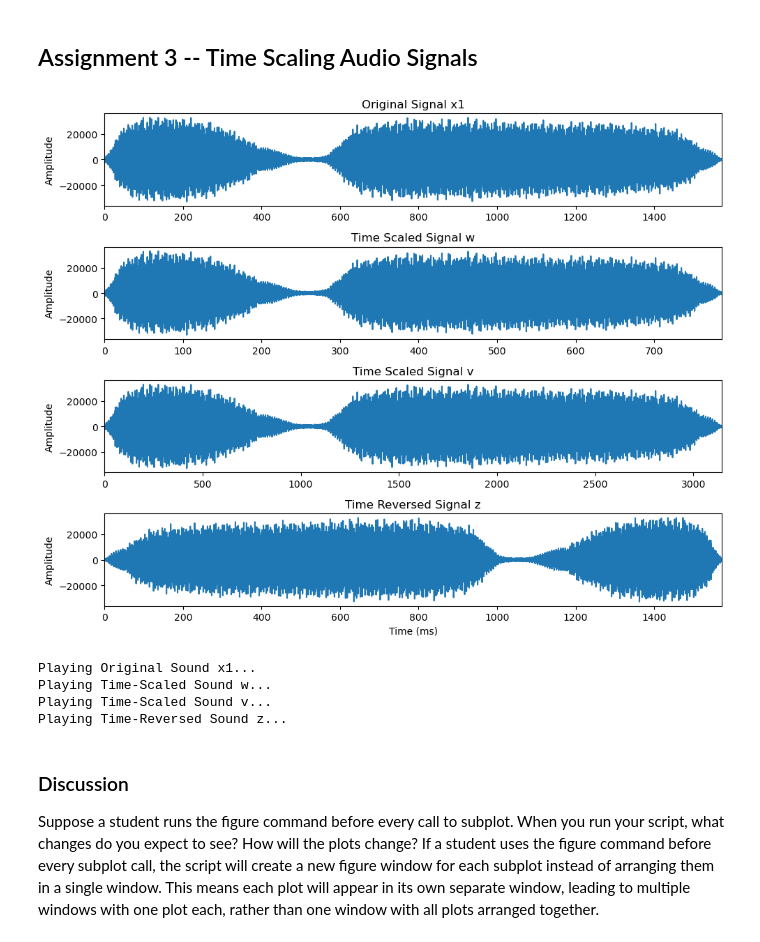
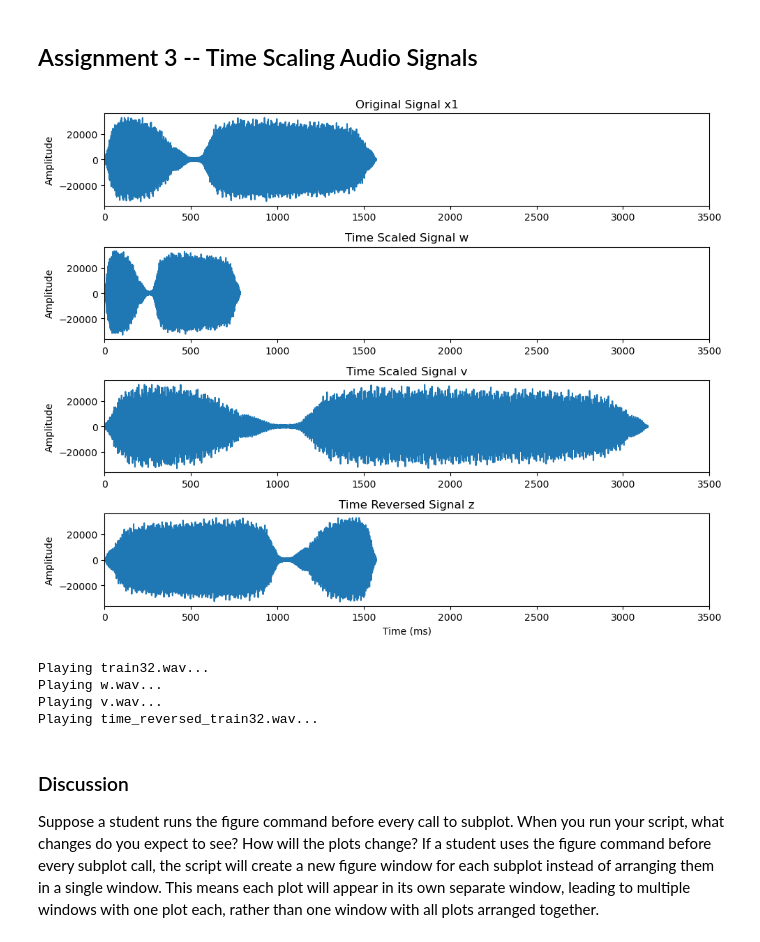
Before and after one commit to chelsey0527/TECHIN513, a Jupyter notebook: hw1/513.ipynb, the cells around one changed output. Cells and saved outputs as stored; diff of their text form; code cells hidden in the pictures.

```diff
--- a/hw1/513.ipynb
+++ b/hw1/513.ipynb
@@ -200,12 +195,10 @@ fs1, x1 = wavfile.read('train32.wav')
 
 # a. Create w(t) using a=2
 w, t_w = timescale(x1, fs1, 2)
-# Save w to a wav file
 wavfile.write('w.wav', fs1, w.astype(x1.dtype))
 
 # b. Create v(t) using a=0.5
 v, t_v = timescale(x1, fs1, 0.5)
-# Save v to a wav file
 wavfile.write('v.wav', fs1, v.astype(x1.dtype))
 
 # c. Create a time-reversed version of the signal z(t)=x1(-t)
@@ -230,65 +223,55 @@ plt.subplot(4, 1, 1)
 plt.plot(t_x1_ms, x1)
 plt.title('Original Signal x1')
 plt.ylabel('Amplitude')
-plt.xlim([t_x1_ms[0], t_x1_ms[-1]])
+plt.xlim([t_x1_ms[0], 3500])
 
 # Plot w
 plt.subplot(4, 1, 2)
 plt.plot(t_w_ms, w)
 plt.title('Time Scaled Signal w')
 plt.ylabel('Amplitude')
-plt.xlim([t_w_ms[0], t_w_ms[-1]])
+plt.xlim([t_w_ms[0], 3500])
 
 # Plot v
 plt.subplot(4, 1, 3)
 plt.plot(t_v_ms, v)
 plt.title('Time Scaled Signal v')
 plt.ylabel('Amplitude')
-plt.xlim([t_v_ms[0], t_v_ms[-1]])
+plt.xlim([t_v_ms[0], 3500])
 
 # Plot z
 plt.subplot(4, 1, 4)
 plt.plot(t_z_ms, z)
 plt.title('Time Reversed Signal z')
 plt.ylabel('Amplitude')
 plt.xlabel('Time (ms)')
-plt.xlim([t_z_ms[0], t_z_ms[-1]])
+plt.xlim([t_z_ms[0], 3500])
 
 # Adjust layout to avoid overlap
 plt.tight_layout()
 # Show the plot
 plt.show()
 
 # Part D
 def play_sound(file_name):
     # Read the WAV file
     fs, data = wavfile.read(file_name)
 
     # Play the sound
     play_obj = sa.play_buffer(data, 1, data.dtype.itemsize, fs)
     play_obj.wait_done()
 
-# Play the original sound x1
-print("Playing Original Sound x1...")
-play_sound('train32.wav')  # Replace with the path to your original sound file
+files = ['train32.wav', 'w.wav', 'v.wav', 'time_reversed_train32.wav']
 
-# Play the time-scaled sound w
-print("Playing Time-Scaled Sound w...")
-play_sound('w.wav')  # Replace with the path to your 'w' sound file
-
-# Play the time-scaled sound v
-print("Playing Time-Scaled Sound v...")
-play_sound('v.wav')  # Replace with the path to your 'v' sound file
-
-# Play the time-reversed sound z
-print("Playing Time-Reversed Sound z...")
-play_sound('time_reversed_train32.wav')  # Replace with the path to your 'z' sound file
+for file in files:
+    print(f"Playing {file}...")
+    play_sound(file)
 # %% [output]
-[figure, old version]
+[figure, new version]
-Playing Original Sound x1...
-Playing Time-Scaled Sound w...
-Playing Time-Scaled Sound v...
-Playing Time-Reversed Sound z...
+Playing train32.wav...
+Playing w.wav...
+Playing v.wav...
+Playing time_reversed_train32.wav...
 # %% [markdown]
 ###  Discussion
 
```
Also changed, not shown: parts of 4 cells of this notebook, 2 other files.
